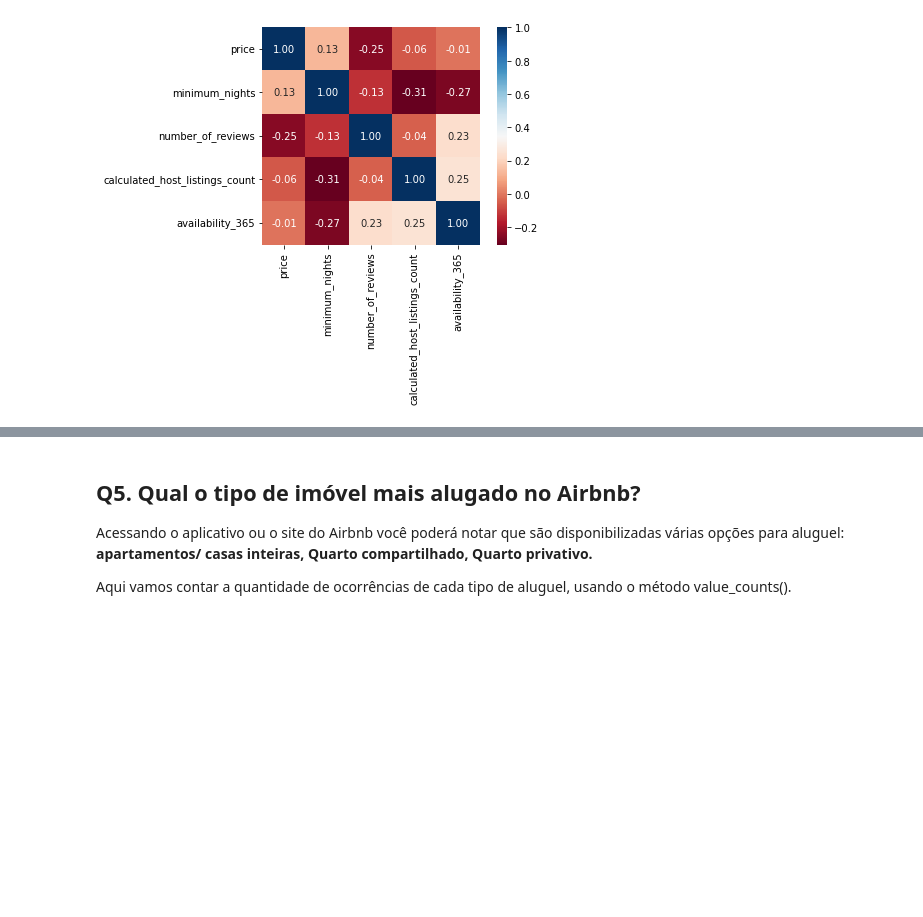
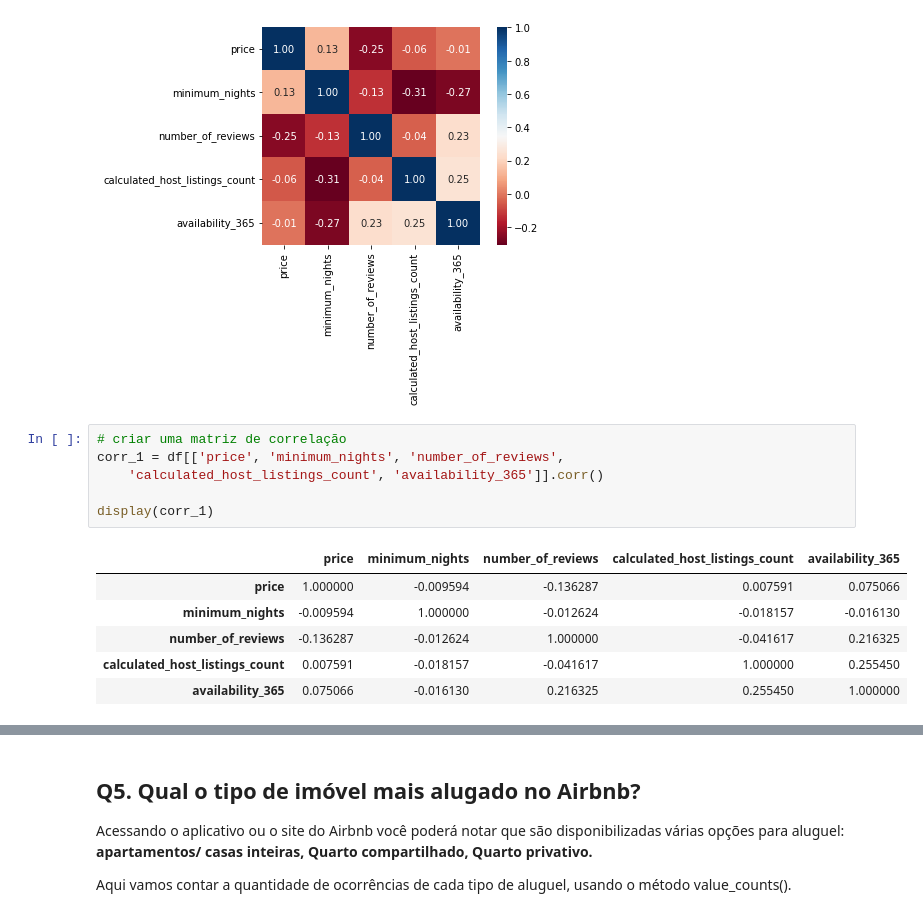
Before and after one commit to LeonardoSantos944/Projetos_Data_Science, a Jupyter notebook: Dados_Amsterdã_Airbnb.ipynb, the cells around one changed output, grey strips where cells are left out. Saved outputs shown, nothing was run; the diff lists cells and outputs as text; blank space fills up the shorter version.

```diff
--- a/Dados_Amsterdã_Airbnb.ipynb
+++ b/Dados_Amsterdã_Airbnb.ipynb
@@ -376,3 +378,16 @@ display(corr)
 sns.heatmap(corr, cmap='RdBu', fmt='.2f', square=True, linecolor='white', annot=True);
 # %% [output]
 [figure]
+# %%
+# criar uma matriz de correlação
+corr_1 = df[['price', 'minimum_nights', 'number_of_reviews',
+    'calculated_host_listings_count', 'availability_365']].corr()
+
+display(corr_1)
+# %% [output]
+|  | price | minimum_nights | number_of_reviews | calculated_host_listings_count | availability_365 |
+| price | 1.000000 | -0.009594 | -0.136287 | 0.007591 | 0.075066 |
+| minimum_nights | -0.009594 | 1.000000 | -0.012624 | -0.018157 | -0.016130 |
+| number_of_reviews | -0.136287 | -0.012624 | 1.000000 | -0.041617 | 0.216325 |
+| calculated_host_listings_count | 0.007591 | -0.018157 | -0.041617 | 1.000000 | 0.255450 |
+| availability_365 | 0.075066 | -0.016130 | 0.216325 | 0.255450 | 1.000000 |
```
Also changed, not shown: parts of 5 cells of this notebook.
